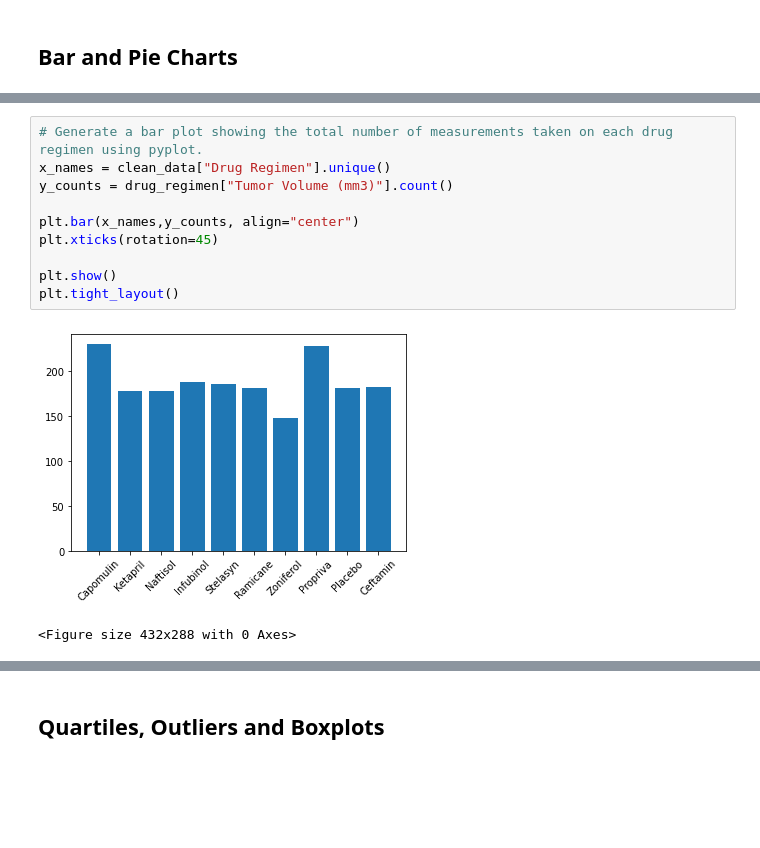
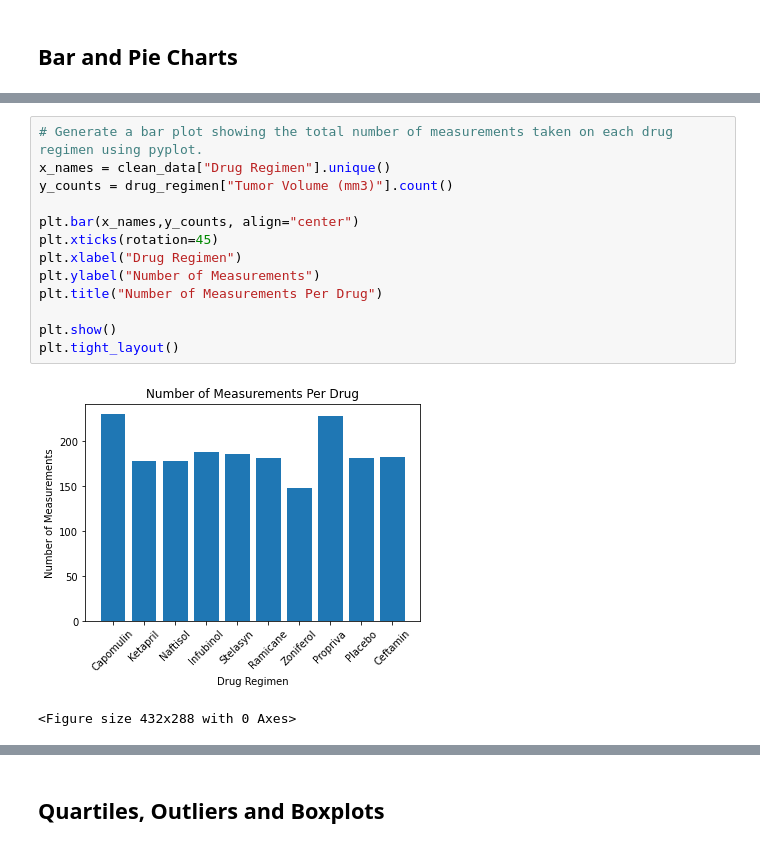
Before and after one commit to njmorr/matplotlib-challenge, a Jupyter notebook: pymaceuticals.ipynb, the cells around one changed output, grey strips where cells are left out. Drawn from its saved outputs; the diff is of its cells as text; blank space fills up the shorter version.

Commit message:
plt & panda plots

```diff
--- a/pymaceuticals.ipynb
+++ b/pymaceuticals.ipynb
@@ -170,15 +179,18 @@ agg_summary
 # %%
 # Generate a bar plot showing the total number of measurements taken on each drug regimen using pyplot.
 x_names = clean_data["Drug Regimen"].unique()
 y_counts = drug_regimen["Tumor Volume (mm3)"].count()
 
 plt.bar(x_names,y_counts, align="center")
 plt.xticks(rotation=45)
+plt.xlabel("Drug Regimen")
+plt.ylabel("Number of Measurements")
+plt.title("Number of Measurements Per Drug")
 
 plt.show()
 plt.tight_layout()
 # %% [output]
-[figure, old version]
+[figure, new version]
 <Figure size 432x288 with 0 Axes>
 # %%
 # Generate a pie plot showing the distribution of female versus male mice using pandas
```
Also changed, not shown: parts of 4 cells of this notebook.
